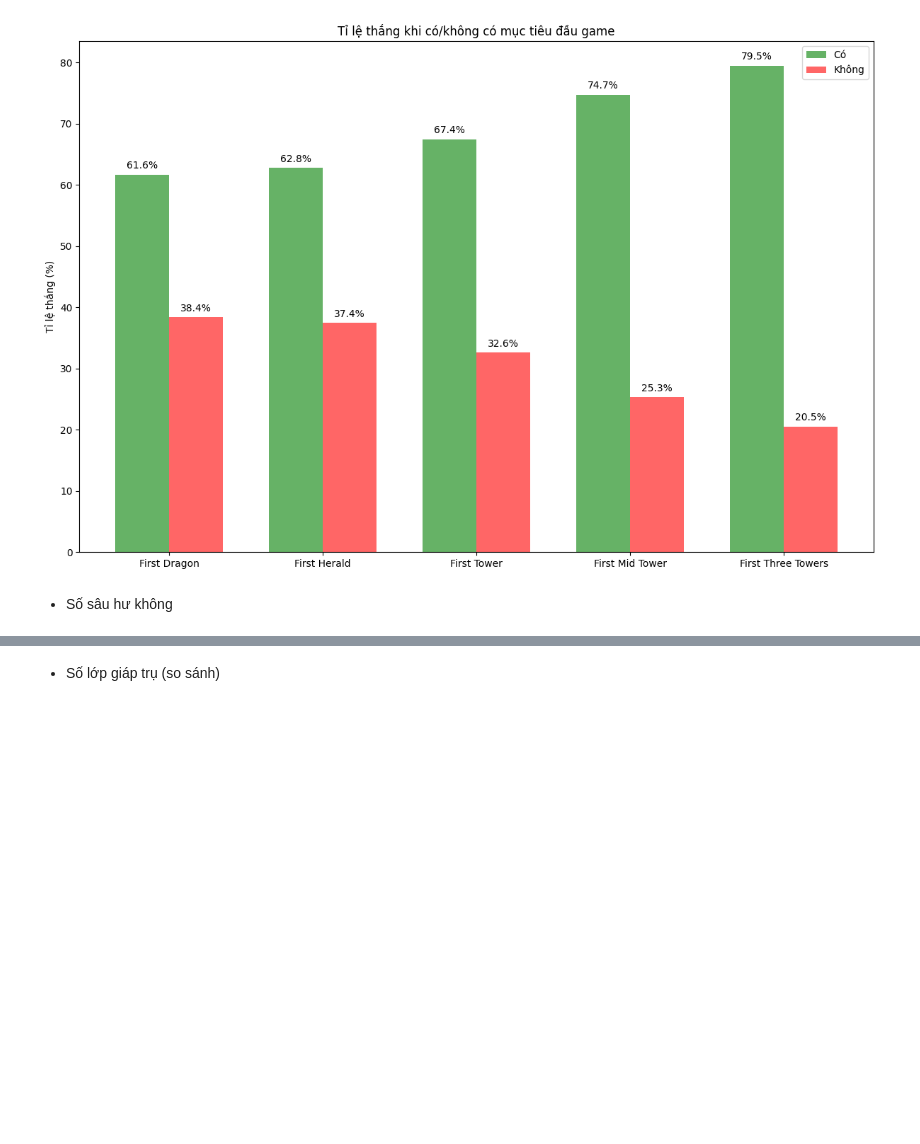
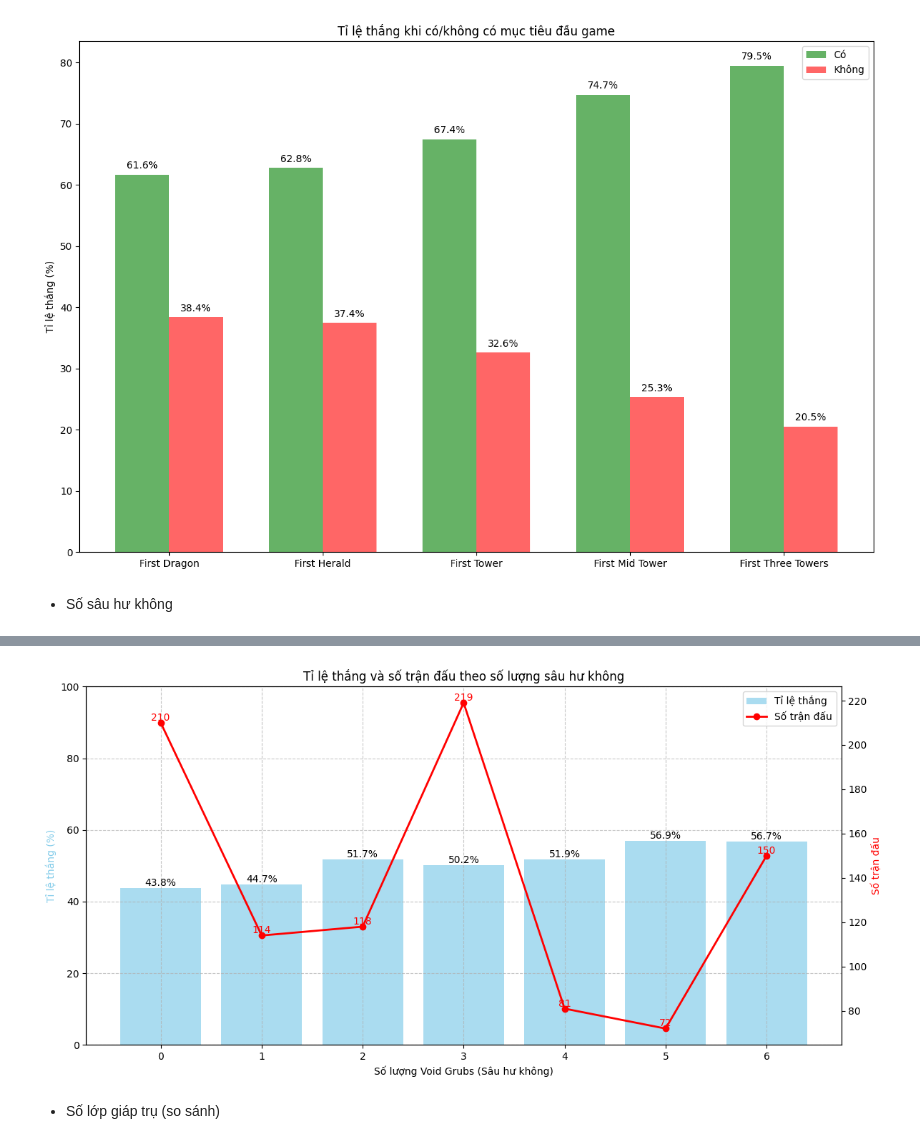
Before and after one commit to fromuit/IE224_Project, a Jupyter notebook: Source/EDA1.ipynb, the cells around one changed output, grey strips where cells are left out. Saved outputs shown, nothing was run; the diff lists cells and outputs as text; code cells hidden in the pictures; blank space fills up the shorter version.

```diff
--- a/Source/EDA1.ipynb
+++ b/Source/EDA1.ipynb
@@ -820,2 +789,61 @@ plt.show()
+# %%
+# Tính tỉ lệ thắng cho từng số lượng void grubs
+grub_win_rates = []
+grub_counts = []
+
+# Tính số lượng trận đấu và tỉ lệ thắng cho mỗi số lượng void grubs
+for grubs in range(7):  # Thông thường số void grubs từ 0-4
+    games = lck_data[lck_data['void_grubs'] == grubs]
+    count = len(games)
+    if count > 0:  # Chỉ tính cho các số lượng có dữ liệu
+        win_rate = (games['result'] == 1).mean() * 100
+        grub_win_rates.append(win_rate)
+        grub_counts.append(count)
+
+# Tạo figure với kích thước lớn hơn
+plt.figure(figsize=(12, 6))
+
+# Tạo hai trục y
+ax1 = plt.gca()
+ax2 = ax1.twinx()
+
+# Vẽ biểu đồ cột cho tỉ lệ thắng
+bars = ax1.bar(range(len(grub_win_rates)), grub_win_rates,
+               color='skyblue', alpha=0.7, label='Tỉ lệ thắng')
+
+# Vẽ đường cho số lượng trận đấu
+line = ax2.plot(range(len(grub_counts)), grub_counts,
+                color='red', linewidth=2, marker='o', label='Số trận đấu')
+
+# Thêm giá trị lên các cột và điểm
+for i, bar in enumerate(bars):
+    height = bar.get_height()
+    ax1.text(bar.get_x() + bar.get_width()/2., height,
+             f'{height:.1f}%',
+             ha='center', va='bottom')
+    ax2.text(i, grub_counts[i], str(grub_counts[i]),
+             ha='center', va='bottom', color='red')
+
+# Tùy chỉnh biểu đồ
+ax1.set_title('Tỉ lệ thắng và số trận đấu theo số lượng sâu hư không')
+ax1.set_xlabel('Số lượng Void Grubs (Sâu hư không)')
+ax1.set_ylabel('Tỉ lệ thắng (%)', color='skyblue')
+ax2.set_ylabel('Số trận đấu', color='red')
+
+# Đặt giới hạn trục y cho tỉ lệ thắng
+ax1.set_ylim(0, 100)
+
+# Thêm lưới
+ax1.grid(True, linestyle='--', alpha=0.7)
+
+# Kết hợp các legend
+lines1, labels1 = ax1.get_legend_handles_labels()
+lines2, labels2 = ax2.get_legend_handles_labels()
+ax1.legend(lines1 + lines2, labels1 + labels2, loc='upper right')
+
+plt.tight_layout()
+plt.show()
+# %% [output]
+[figure, added]
 # %% [markdown]
 - Số lớp giáp trụ (so sánh)
```
Also changed, not shown: parts of 2 cells of this notebook.
